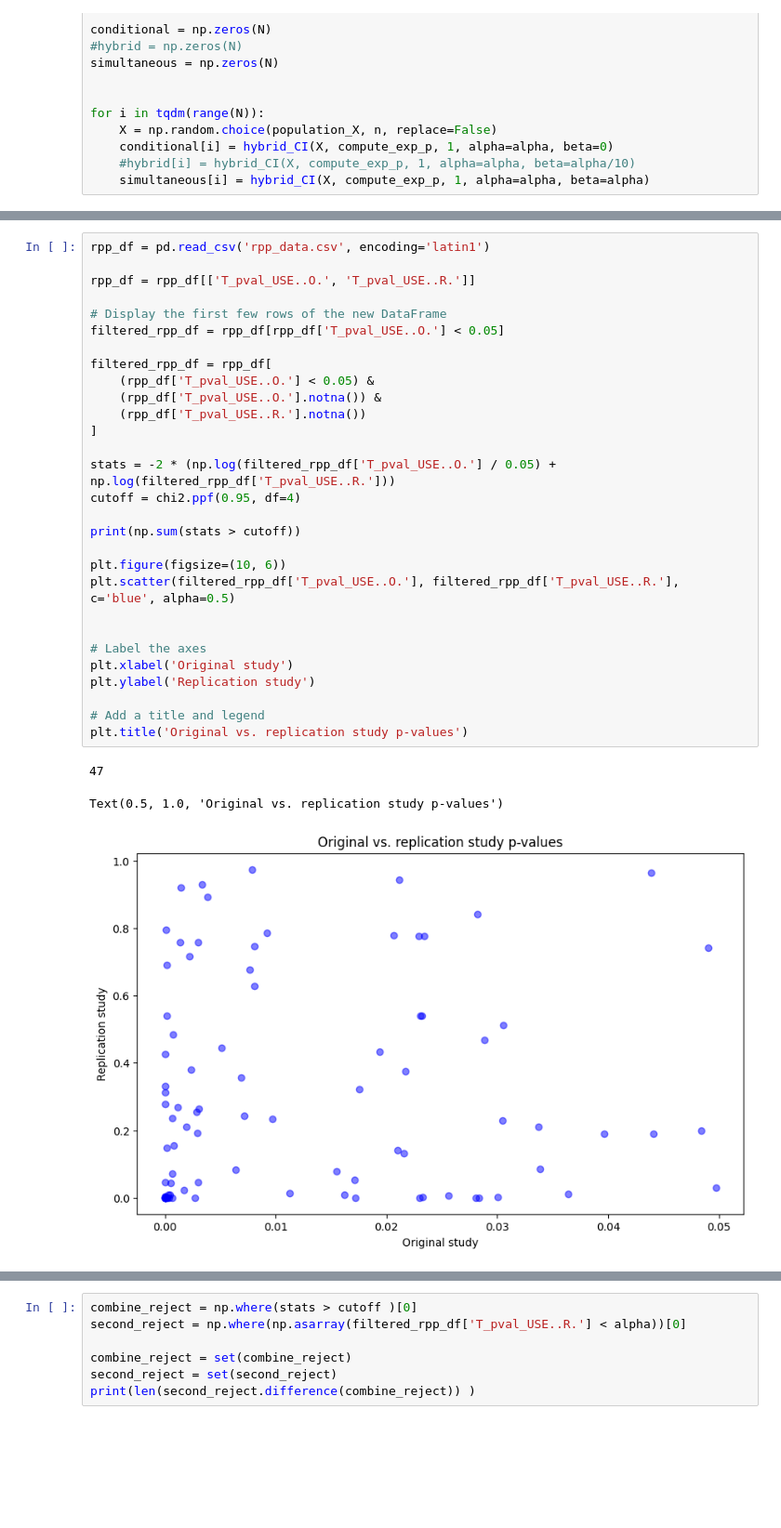
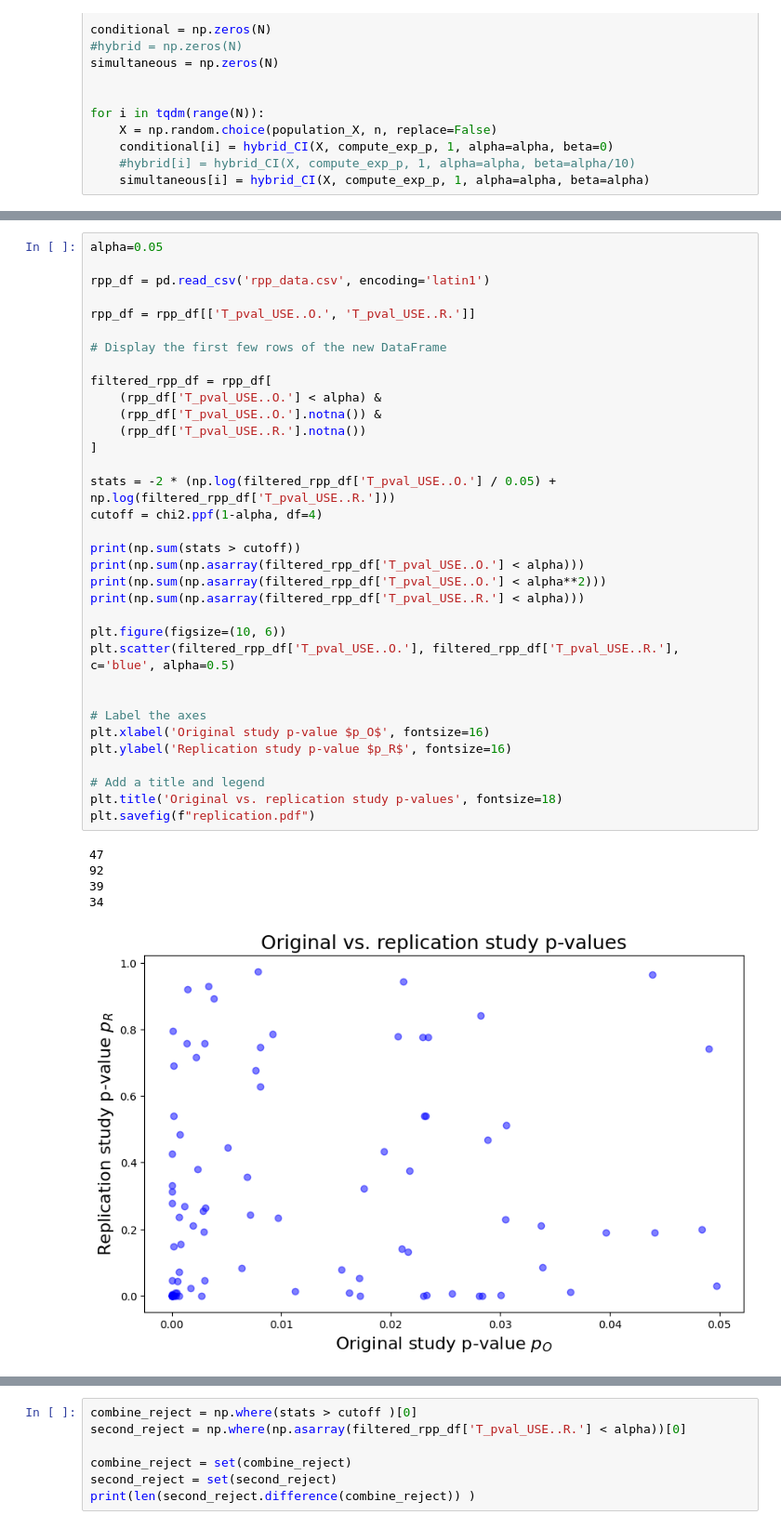
Before and after one commit to AnavSood/seldom, a Jupyter notebook: plots.ipynb, the cells around one changed output, grey strips where cells are left out. Shown at 93% size. Drawn from its saved outputs; the diff is of its cells as text; blank space fills up the shorter version.

```diff
--- a/plots.ipynb
+++ b/plots.ipynb
@@ -1423,33 +1465,40 @@ plt.savefig('car_eng.pdf')
 # %%
+alpha=0.05
+
 rpp_df = pd.read_csv('rpp_data.csv', encoding='latin1')
 
 rpp_df = rpp_df[['T_pval_USE..O.', 'T_pval_USE..R.']]
 
 # Display the first few rows of the new DataFrame
-filtered_rpp_df = rpp_df[rpp_df['T_pval_USE..O.'] < 0.05]
 
 filtered_rpp_df = rpp_df[
-    (rpp_df['T_pval_USE..O.'] < 0.05) &
+    (rpp_df['T_pval_USE..O.'] < alpha) &
     (rpp_df['T_pval_USE..O.'].notna()) &
     (rpp_df['T_pval_USE..R.'].notna())
 ]
 
 stats = -2 * (np.log(filtered_rpp_df['T_pval_USE..O.'] / 0.05) + np.log(filtered_rpp_df['T_pval_USE..R.']))
-cutoff = chi2.ppf(0.95, df=4)
+cutoff = chi2.ppf(1-alpha, df=4)
 
 print(np.sum(stats > cutoff))
+print(np.sum(np.asarray(filtered_rpp_df['T_pval_USE..O.'] < alpha)))
+print(np.sum(np.asarray(filtered_rpp_df['T_pval_USE..O.'] < alpha**2)))
+print(np.sum(np.asarray(filtered_rpp_df['T_pval_USE..R.'] < alpha)))
 
 plt.figure(figsize=(10, 6))
 plt.scatter(filtered_rpp_df['T_pval_USE..O.'], filtered_rpp_df['T_pval_USE..R.'], c='blue', alpha=0.5)
 
 
 # Label the axes
-plt.xlabel('Original study')
-plt.ylabel('Replication study')
+plt.xlabel('Original study p-value $p_O$', fontsize=16)
+plt.ylabel('Replication study p-value $p_R$', fontsize=16)
 
 # Add a title and legend
-plt.title('Original vs. replication study p-values')
+plt.title('Original vs. replication study p-values', fontsize=18)
+plt.savefig(f"replication.pdf")
 # %% [output]
 47
+92
+39
+34
-Text(0.5, 1.0, 'Original vs. replication study p-values')
-[figure, old version]
+[figure, new version]
```
Also changed, not shown: parts of 18 cells of this notebook, 15 other files.
